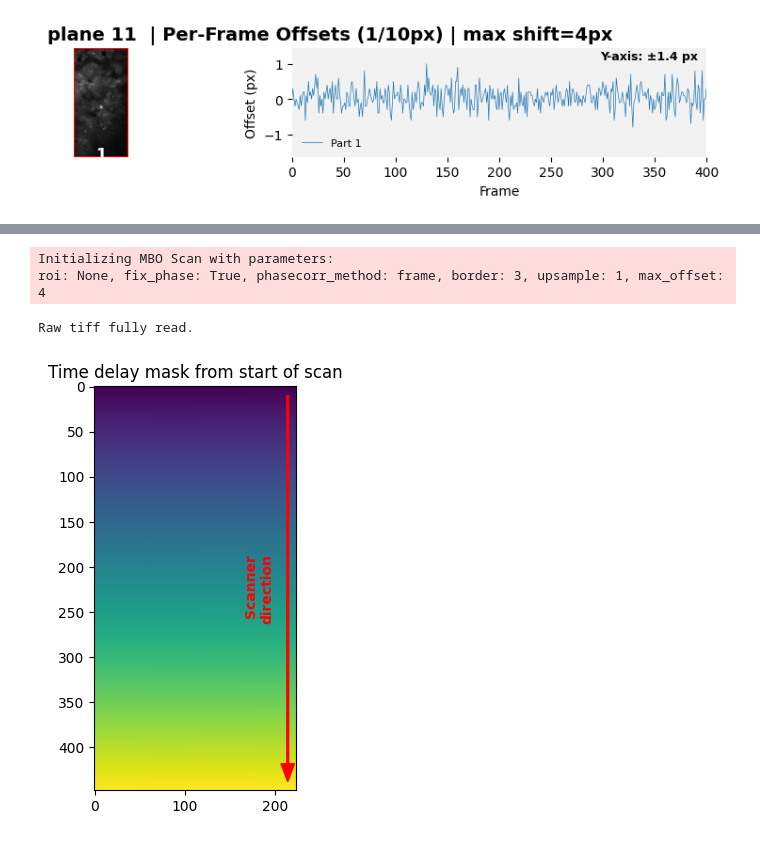
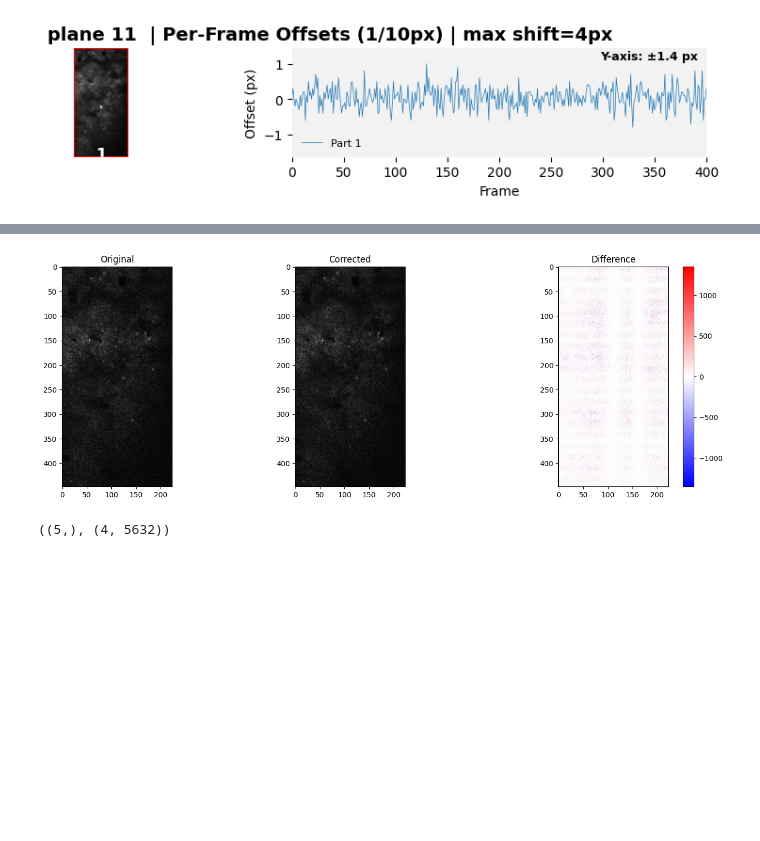
Before and after one commit to apasarkar/masknmf-toolbox, a Jupyter notebook: notebooks/mbo_demos/scan_phase.ipynb, the cells around one changed output, grey strips where cells are left out. Cells and saved outputs as stored; diff of their text form; code cells hidden in the pictures; blank space fills up the shorter version.

```diff
--- a/notebooks/mbo_demos/scan_phase.ipynb
+++ b/notebooks/mbo_demos/scan_phase.ipynb
@@ -35,10 +33,10 @@ raw_files = [x for x in Path(r"D:\tests_bigmem\roi2").glob("*.tif*")]
 data_store = {}
 
 for file in raw_files:
-    if file.stem == "plane11":
+    if file.stem == "plane10":
         data_store[file.stem] = tifffile.memmap(file)
 
-zplane_name = "plane11"
+zplane_name = "plane10"
 data = data_store[zplane_name]
 # %%
 def phase_offsets_timecourse(data, n_parts=3, upsample=10, max_offset=4, ):
@@ -203,4 +203,6 @@ run_plot_for_plane(
 # %%
 # data = data_store['plane11']
 # xsplits, offsets = phase_offsets_timecourse(data, n_parts=n_parts, max_offset=max_offset, upsample=upsample,)
+max_offset = 4
 xsplits_full, offsets_full = phase_offsets_timecourse(data, n_parts=1, max_offset=max_offset, upsample=upsample,)
+xsplits, offsets = phase_offsets_timecourse(data, n_parts=4, max_offset=max_offset, upsample=upsample,)
@@ -259,40 +250,0 @@ plot_offsets_shared_axis(offsets, xsplits, upsample=10, max_offset=4, xmin=200,
-# %%
-scan = mbo.lazy_array.LazyArrayLoader(r"D:\W2_DATA\kbarber\2025_03_01\mk301\green").load()
-delay_img = scan.fields[0].offsets[1]
-h, w = delay_img.shape
-
-plt.imshow(delay_img, cmap="viridis")
-plt.title("Time delay mask from start of scan")
-
-plt.arrow(
-    w - 10, 10,
-    0, h - 20,
-    width=2,
-    head_width=15,
-    head_length=20,
-    length_includes_head=True,
-    color="red"
-)
-
-plt.text(
-    w - 25, h // 2,
-    "Scanner\ndirection",
-    color="red",
-    fontsize=10,
-    ha="right",
-    va="center",
-    weight="bold",
-    rotation=90
-)
-
-plt.tight_layout()
-plt.show()
-# %% [output]
-Initializing MBO Scan with parameters:
-roi: None, fix_phase: True, phasecorr_method: frame, border: 3, upsample: 1, max_offset: 4
-Raw tiff fully read.
-[figure, removed]
-# %%
-xsplits, offsets = compute_phase_offsets(data_store["plane11"], n_parts=4, upsample=10, max_offset=3)
-corrected = apply_scan_phase_offsets_xsplit(data, xsplits, offsets, upsample=10)
-tifffile.imwrite(r"D:\tests_plane11\roi2\interp1\plane11_interp_4strips.tif", corrected)
@@ -298,0 +275,31 @@ tifffile.imwrite(r"D:\tests_plane11\roi2\interp1\plane11_interp_4strips.tif", co
+# %%
+corrected = apply_phase_offsets_patched(data, xsplits, offsets,)
+# %%
+import matplotlib.pyplot as plt
+
+frame_idx = 100  # pick a representative frame
+before = data[frame_idx]
+after = corrected[frame_idx]
+diff = after - before
+
+plt.figure(figsize=(15, 5))
+plt.subplot(1, 3, 1)
+plt.imshow(before, cmap="gray")
+plt.title("Original")
+
+plt.subplot(1, 3, 2)
+plt.imshow(after, cmap="gray")
+plt.title("Corrected")
+
+plt.subplot(1, 3, 3)
+plt.imshow(diff, cmap="bwr", vmin=-np.max(np.abs(diff)), vmax=np.max(np.abs(diff)))
+plt.title("Difference")
+plt.colorbar()
+plt.tight_layout()
+plt.show()
+# %% [output]
+[figure, added]
+# %%
+xsplits.shape, offsets.shape
+# %% [output]
+((5,), (4, 5632))
```
Also changed, not shown: parts of 17 cells of this notebook.
